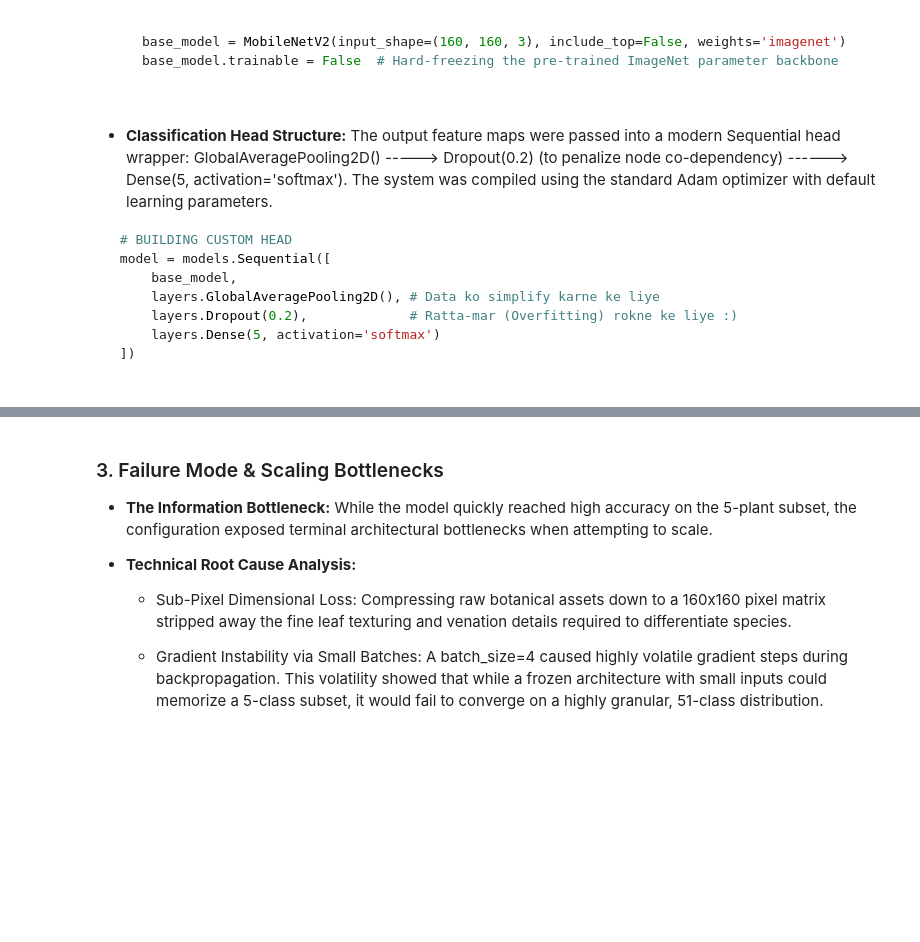
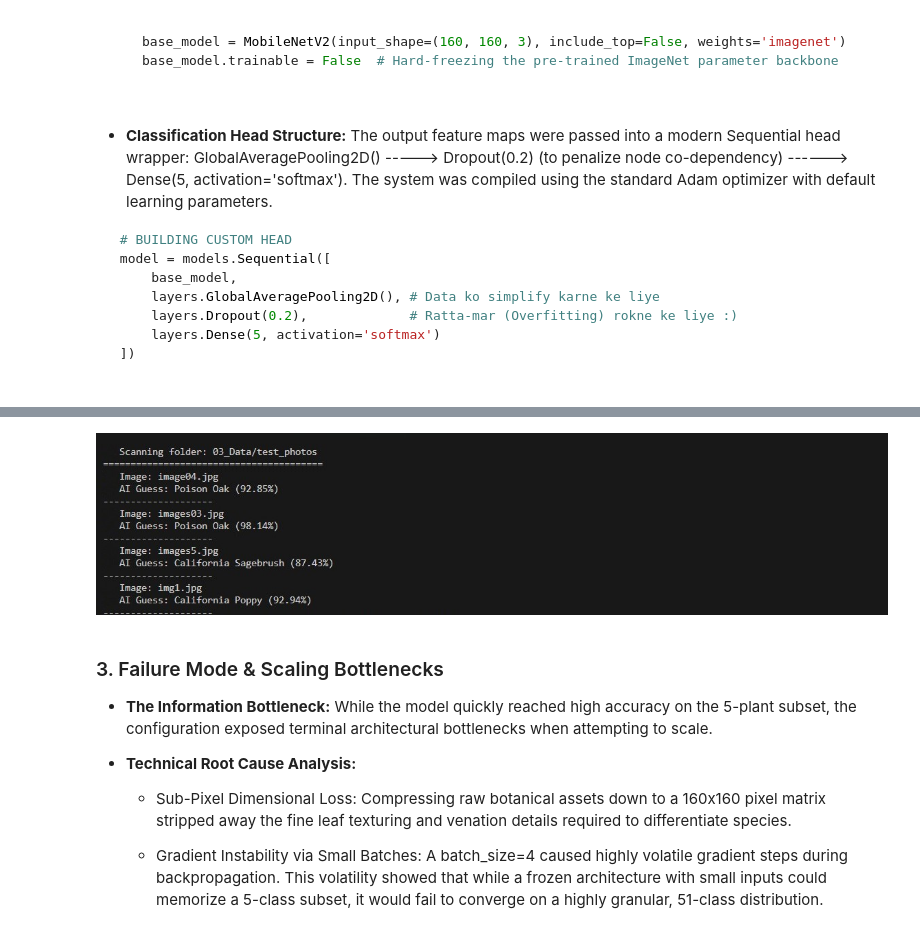
Before and after one commit to Sanchal-01/CaliPlant_AI, a Jupyter notebook: 00_Documentation/00_Project_Documentation.ipynb, the cells around one changed output, grey strips where cells are left out. Saved outputs shown, nothing was run; the diff lists cells and outputs as text; code cells hidden in the pictures; blank space fills up the shorter version.

```diff
--- a/00_Documentation/00_Project_Documentation.ipynb
+++ b/00_Documentation/00_Project_Documentation.ipynb
@@ -106,3 +108,7 @@ The system was compiled using the standard Adam optimizer with default learning
+# %%
+display(Image(filename="../05_Assets/Model_v2.jpeg"))
+# %% [output]
+[figure, added]
 # %% [markdown]
 ### 3. Failure Mode & Scaling Bottlenecks
 * **The Information Bottleneck:** While the model quickly reached high accuracy on the 5-plant subset, the configuration exposed terminal architectural bottlenecks when attempting to scale.
```
Also changed, not shown: parts of 8 cells of this notebook.
